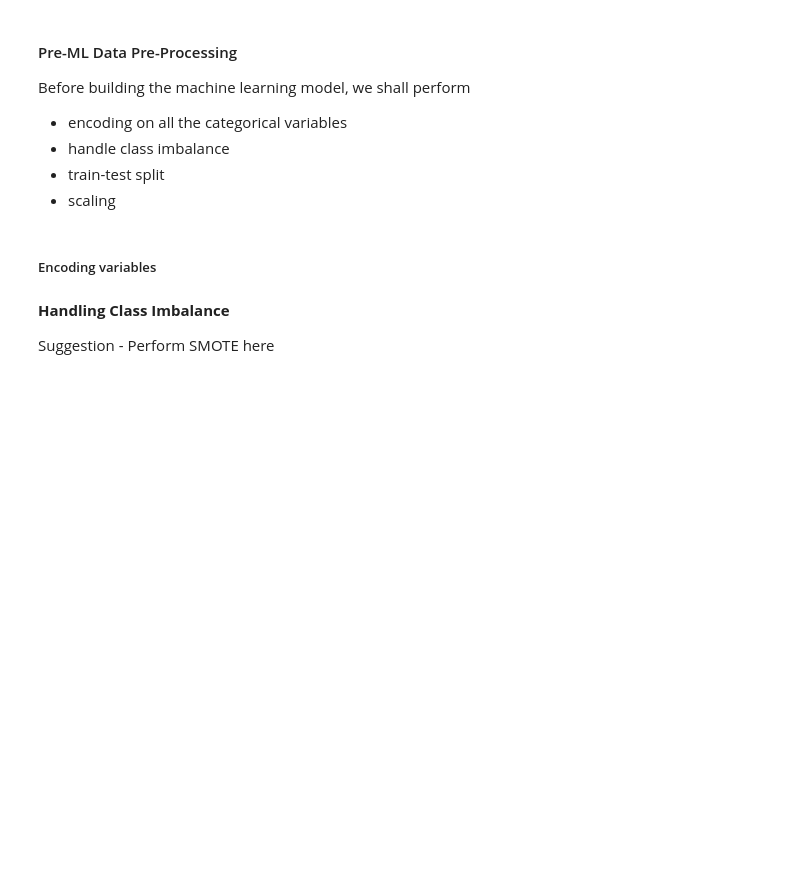
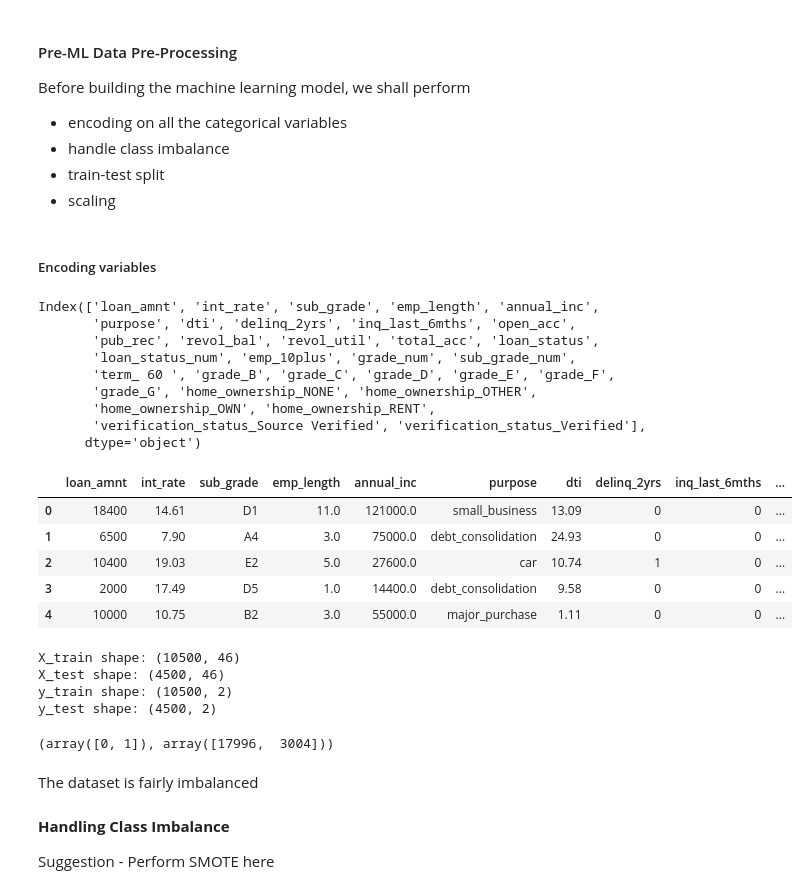
Before and after one commit to mkhallymysore/lending_club, a Jupyter notebook: Starter_Code_Loan_Approval_Lending_Club.ipynb, the cells around one changed output. Cells and saved outputs as stored; diff of their text form; code cells hidden in the pictures; blank space fills up the shorter version.

```diff
--- a/Starter_Code_Loan_Approval_Lending_Club.ipynb
+++ b/Starter_Code_Loan_Approval_Lending_Club.ipynb
@@ -331,7 +331,7 @@ memory usage: 6.9+ MB
 - Columns which are not available at the time of loan approval (Check the data dictionary and problem statement to understand this more) - `installment` and `last_pymnt_amnt`
 # %%
 ## Drop the above columns
-# df.drop(['id', 'member_id'], axis=1, inplace=True)
+df.drop(['installment', 'last_pymnt_amnt'], axis=1, inplace=True)
 # %%
 ## Check the dataframe again
 df.head()
@@ -909,3 +936,68 @@ Before building the machine learning model, we shall perform
+# %%
+# List categorical columns to encode
+categorical_cols = ['term', 'grade',
+                    'home_ownership', 'verification_status']
+
+
+# Apply one-hot encoding
+df_encoded = pd.get_dummies(df_subset, columns=categorical_cols, drop_first=True)
+
+#  Check resulting columns
+print(df_encoded.columns)
+df_encoded.head()
+# %% [output]
+Index(['loan_amnt', 'int_rate', 'sub_grade', 'emp_length', 'annual_inc',
+       'purpose', 'dti', 'delinq_2yrs', 'inq_last_6mths', 'open_acc',
+       'pub_rec', 'revol_bal', 'revol_util', 'total_acc', 'loan_status',
+       'loan_status_num', 'emp_10plus', 'grade_num', 'sub_grade_num',
+       'term_ 60 ', 'grade_B', 'grade_C', 'grade_D', 'grade_E', 'grade_F',
+       'grade_G', 'home_ownership_NONE', 'home_ownership_OTHER',
+       'home_ownership_OWN', 'home_ownership_RENT',
+       'verification_status_Source Verified', 'verification_status_Verified'],
+      dtype='object')
+|  | loan_amnt | int_rate | sub_grade | emp_length | annual_inc | purpose | dti | delinq_2yrs | inq_last_6mths | ... |
+| 0 | 18400 | 14.61 | D1 | 11.0 | 121000.0 | small_business | 13.09 | 0 | 0 | ... |
+| 1 | 6500 | 7.90 | A4 | 3.0 | 75000.0 | debt_consolidation | 24.93 | 0 | 0 | ... |
+| 2 | 10400 | 19.03 | E2 | 5.0 | 27600.0 | car | 10.74 | 1 | 0 | ... |
+| 3 | 2000 | 17.49 | D5 | 1.0 | 14400.0 | debt_consolidation | 9.58 | 0 | 0 | ... |
+| 4 | 10000 | 10.75 | B2 | 3.0 | 55000.0 | major_purchase | 1.11 | 0 | 0 | ... |
+# %%
+# Write code here
+from sklearn.model_selection import train_test_split
+
+# numerical columns from df_subset
+numeric_cols = df_subset.select_dtypes(include=['int64', 'float64'])
+
+# Combine with one-hot encoded DataFrame
+df_merged = pd.concat([numeric_cols, df_encoded], axis=1)
+
+#  Define X and y
+X = df_merged.drop(columns=['loan_status_num'])  # Features
+y = df_merged['loan_status_num']                # Target
+
+# Train-test split
+X_train, X_test, y_train, y_test = train_test_split(
+    X, y, test_size=0.3, random_state=42, stratify=y
+)
+
+# Step 6: Output shapes
+print(f"X_train shape: {X_train.shape}")
+print(f"X_test shape: {X_test.shape}")
+print(f"y_train shape: {y_train.shape}")
+print(f"y_test shape: {y_test.shape}")
+# %% [output]
+X_train shape: (10500, 46)
+X_test shape: (4500, 46)
+y_train shape: (10500, 2)
+y_test shape: (4500, 2)
+# %%
+# check if the dataset is imbalanced
+import numpy as np
+np.unique(y_train, return_counts = True)
+# %% [output]
+(array([0, 1]), array([17996,  3004]))
+# %% [markdown]
+The dataset is fairly imbalanced
 # %% [markdown]
 **Handling Class Imbalance**
 
```
Also changed, not shown: parts of 13 cells of this notebook.
